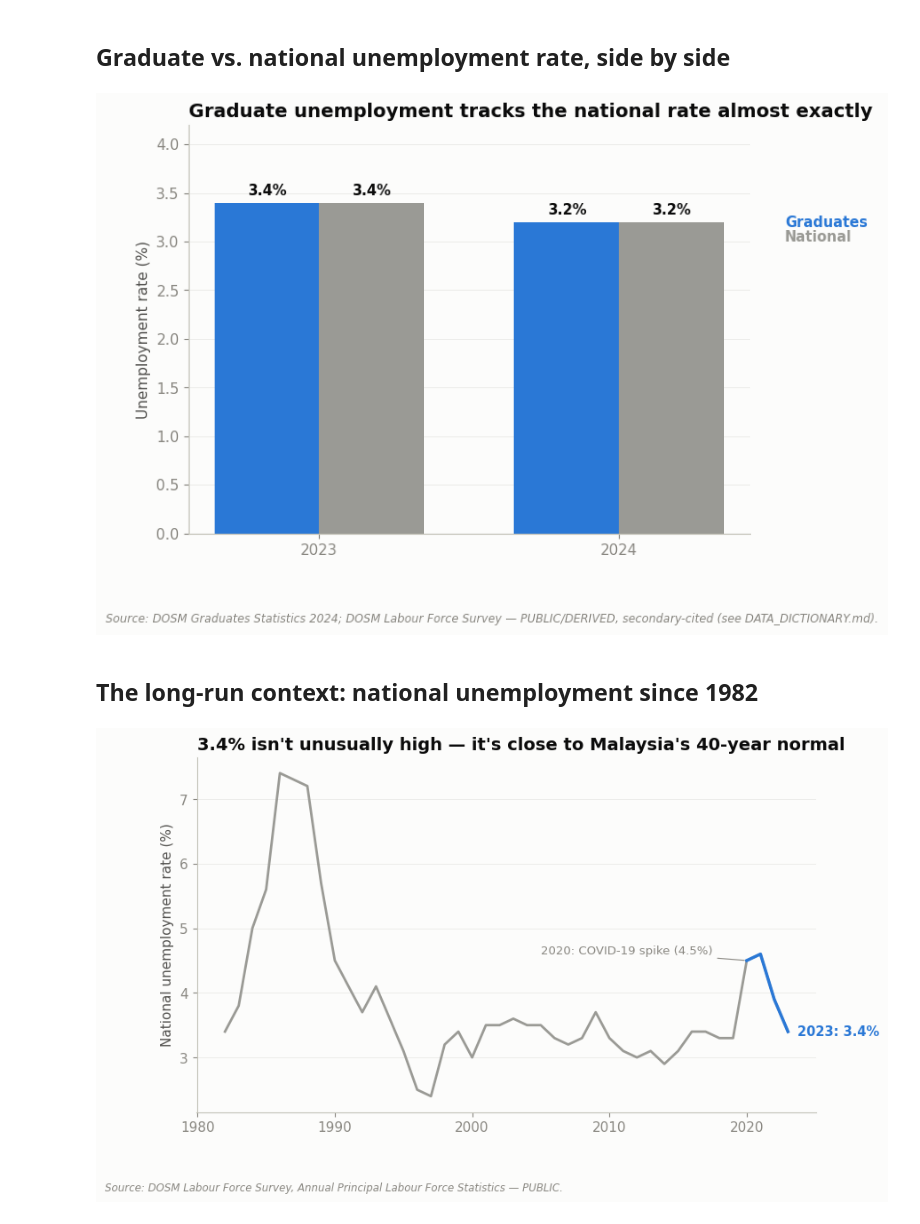
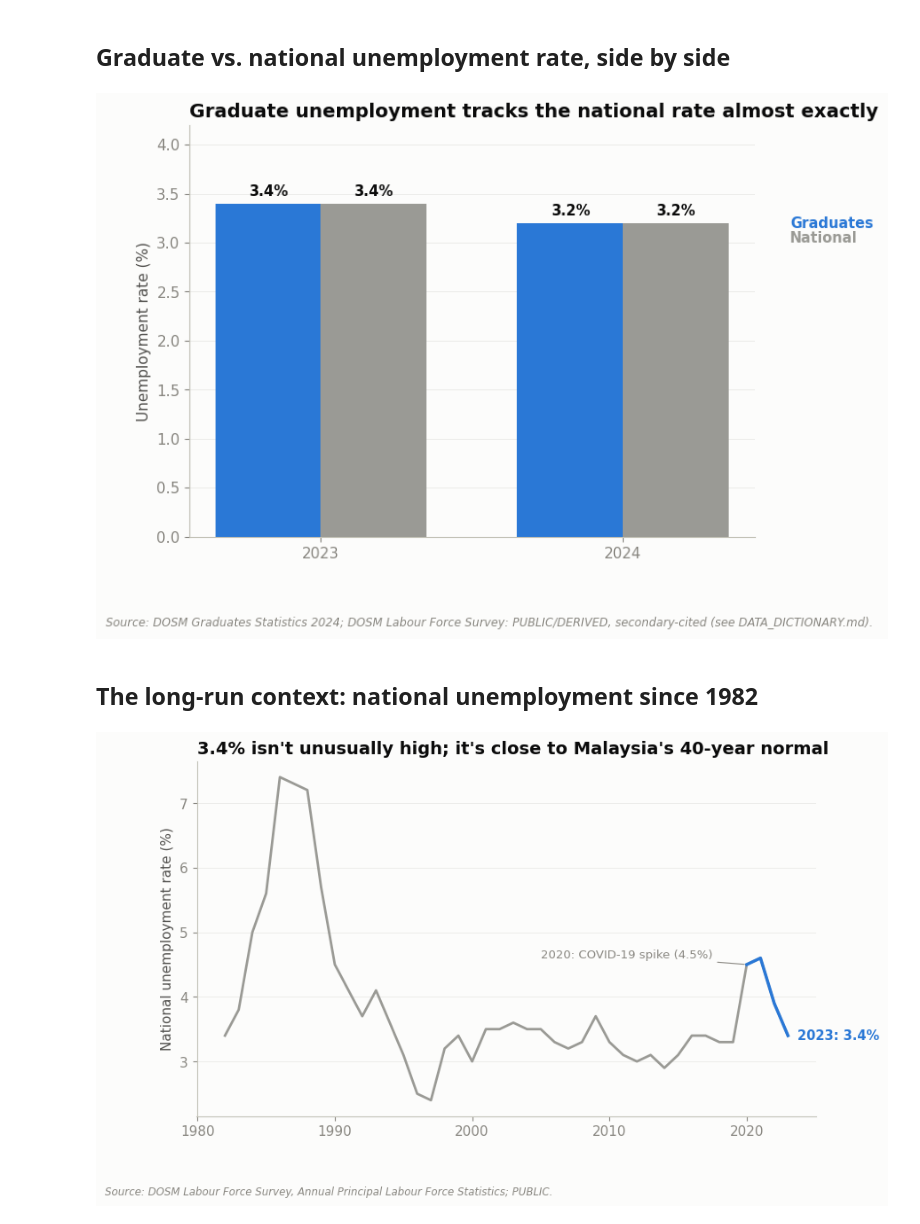
Before and after one commit to ooi-darren/malaysia-graduate-underemployment, a Jupyter notebook: notebooks/01-national-headline.ipynb, the cells around one changed output. Saved outputs shown, nothing was run; the diff lists cells and outputs as text; code cells hidden in the pictures.

```diff
--- a/notebooks/01-national-headline.ipynb
+++ b/notebooks/01-national-headline.ipynb
@@ -80,26 +80,26 @@ ax.set_title('Graduate unemployment tracks the national rate almost exactly', lo
 ax.set_ylabel('Unemployment rate (%)')
 end_label(ax, 1.15, grad['graduate_unemployment_rate_pct'].iloc[-1], 'Graduates', ACCENT_1, offset=90)
 end_label(ax, 1.15, grad['national_unemployment_rate_pct'].iloc[-1]-0.15, 'National', GRAY, offset=90)
-add_source(ax.figure, 'Source: DOSM Graduates Statistics 2024; DOSM Labour Force Survey — PUBLIC/DERIVED, secondary-cited (see DATA_DICTIONARY.md).')
+add_source(ax.figure, 'Source: DOSM Graduates Statistics 2024; DOSM Labour Force Survey: PUBLIC/DERIVED, secondary-cited (see DATA_DICTIONARY.md).')
 plt.show()
 # %% [output]
-[figure, old version]
+[figure, new version]
 # %% [markdown]
 ## The long-run context: national unemployment since 1982
 # %%
 fig, ax = plt.subplots(figsize=(9, 5.2))
 ax.plot(national['year'], national['unemployment_rate_pct'], color=GRAY, linewidth=2)
 recent = national[national['year'] >= 2020]
 ax.plot(recent['year'], recent['unemployment_rate_pct'], color=ACCENT_1, linewidth=2.5)
 end_label(ax, national['year'].iloc[-1], national['unemployment_rate_pct'].iloc[-1], '2023: 3.4%', ACCENT_1)
 ax.annotate('2020: COVID-19 spike (4.5%)', xy=(2020, 4.5), xytext=(2005, 4.6),
             fontsize=9.5, color=INK_MUTED, arrowprops=dict(arrowstyle='-', color=INK_MUTED, lw=0.8))
-ax.set_title("3.4% isn't unusually high — it's close to Malaysia's 40-year normal", loc='left')
+ax.set_title("3.4% isn't unusually high; it's close to Malaysia's 40-year normal", loc='left')
 ax.set_ylabel('National unemployment rate (%)')
-add_source(ax.figure, 'Source: DOSM Labour Force Survey, Annual Principal Labour Force Statistics — PUBLIC.')
+add_source(ax.figure, 'Source: DOSM Labour Force Survey, Annual Principal Labour Force Statistics; PUBLIC.')
 plt.show()
 # %% [output]
-[figure, old version]
+[figure, new version]
 # %% [markdown]
 ## Strategic Recommendation
 
```
Also changed, not shown: parts of 3 cells of this notebook, 10 other files.
